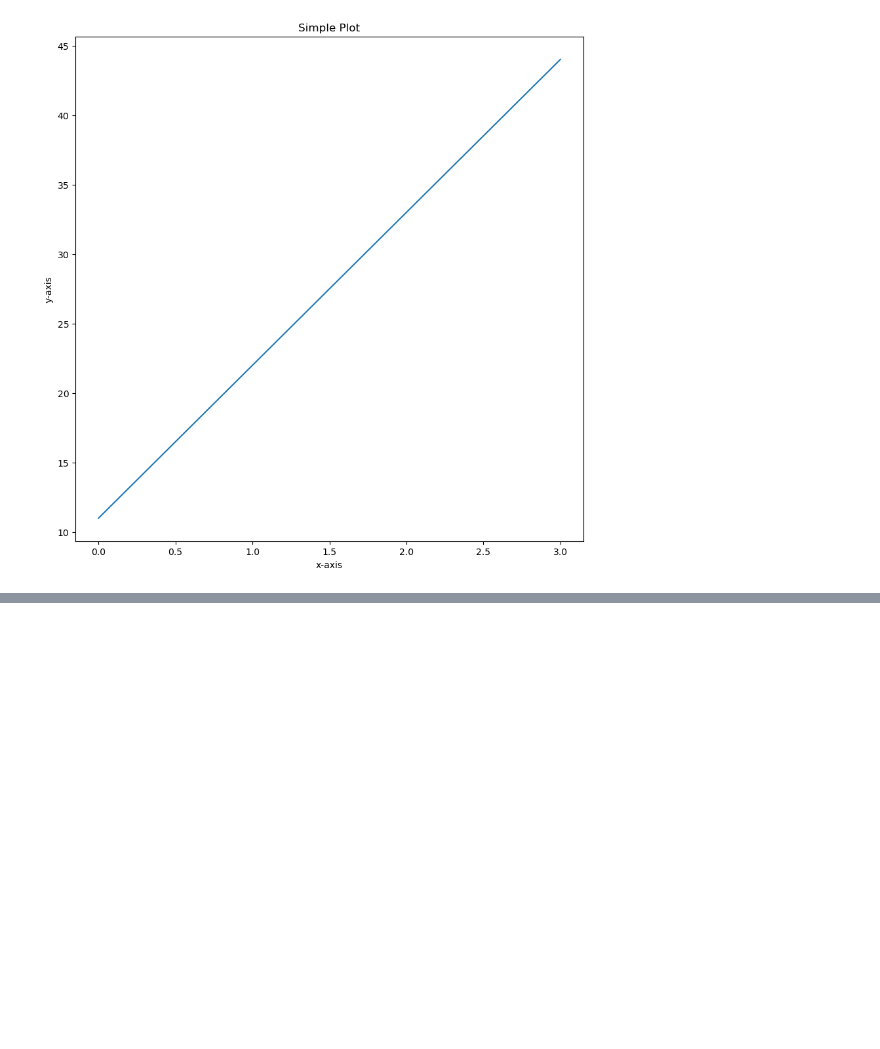
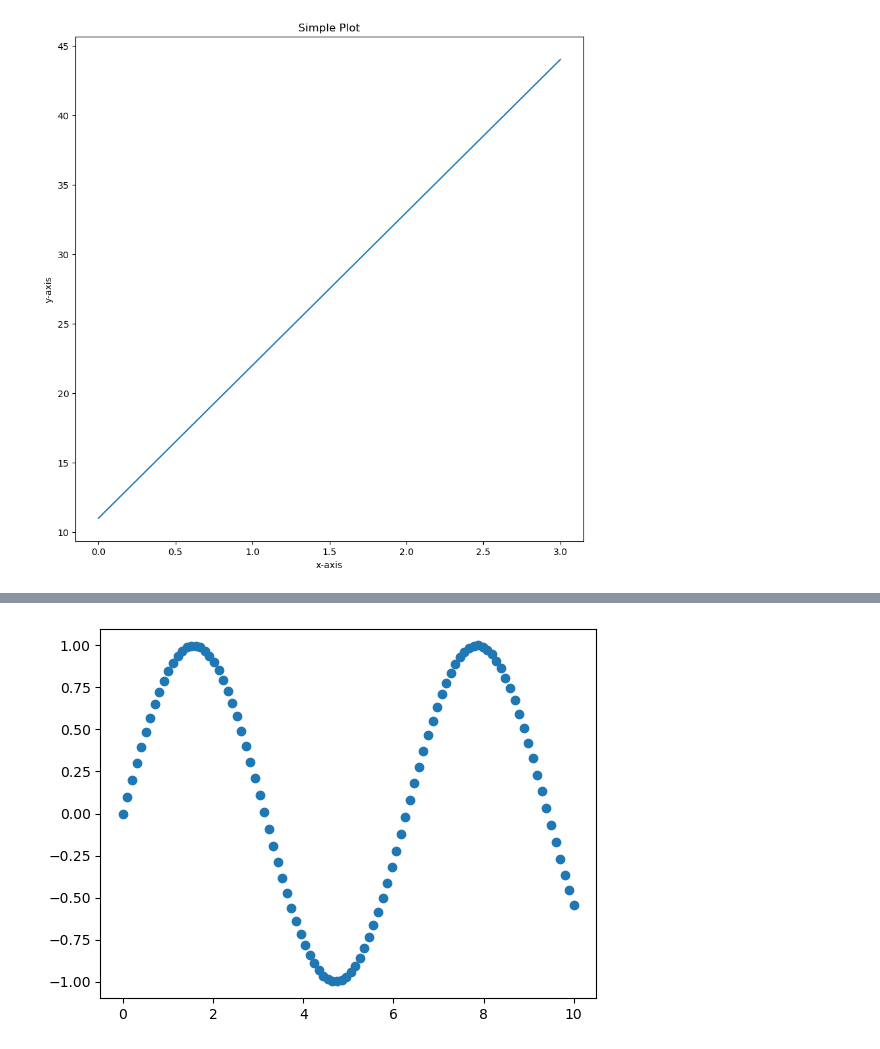
Before and after one commit to YosiKimhi/Machine_Learning_Course, a Jupyter notebook: data-science-and-ml-tools/introduction-to-matplotlib.ipynb, the cells around one changed output, grey strips where cells are left out. Cells and saved outputs as stored; diff of their text form; code cells hidden in the pictures; blank space fills up the shorter version.

```diff
--- a/data-science-and-ml-tools/introduction-to-matplotlib.ipynb
+++ b/data-science-and-ml-tools/introduction-to-matplotlib.ipynb
@@ -84,0 +115,6 @@ fig.savefig("../images/sample-plot.png")
+# %%
+# Another Scatter plot
+fig, ax = plt.subplots()
+ax.scatter(x, np.sin(x));
+# %% [output]
+[figure, added]
```
Also changed, not shown: parts of 6 cells of this notebook.
